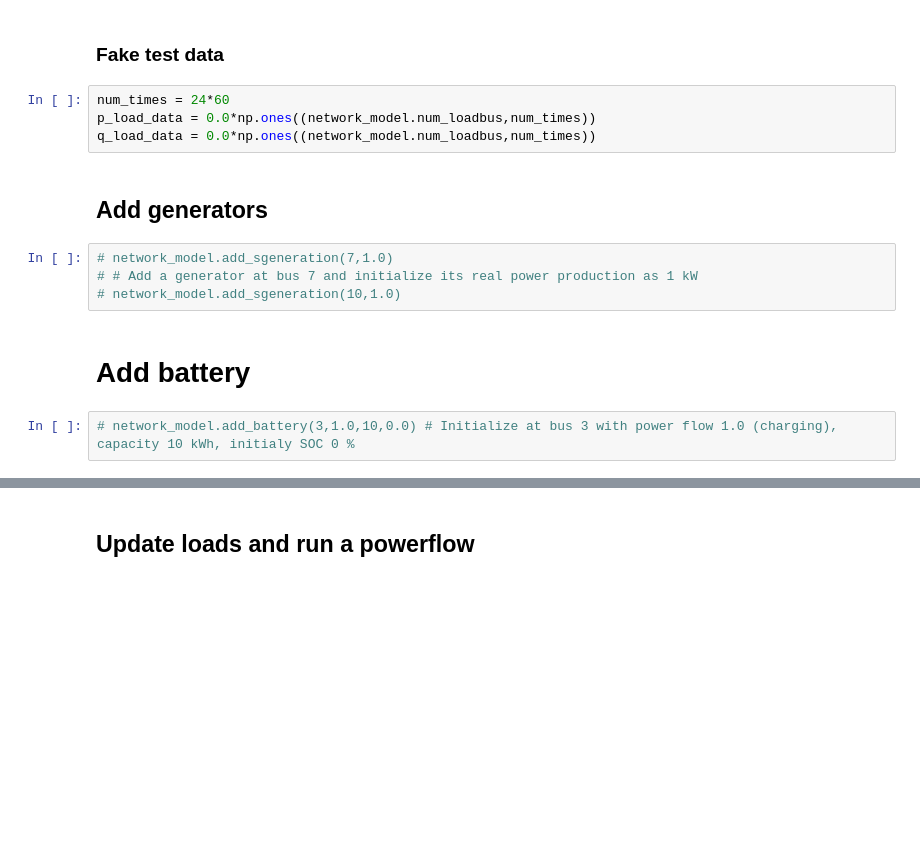
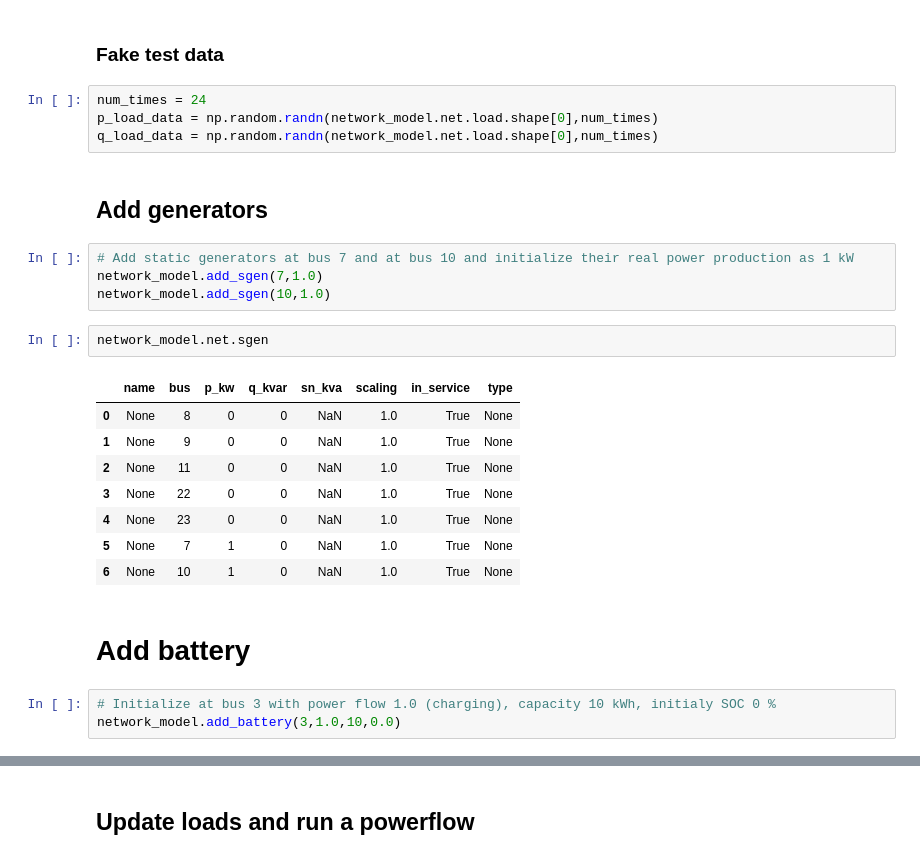
Before and after one commit to bmeyers/VirtualMicrogridSegmentation, a Jupyter notebook: Interacting with pp_network.ipynb, the cells around one changed output, grey strips where cells are left out. Drawn from its saved outputs; the diff is of its cells as text; blank space fills up the shorter version.

```diff
--- a/Interacting with pp_network.ipynb
+++ b/Interacting with pp_network.ipynb
@@ -103,16 +90,28 @@ net.line
 # %% [markdown]
 ### Fake test data
-# %%
-num_times = 24*60
-p_load_data = 0.0*np.ones((network_model.num_loadbus,num_times))
-q_load_data = 0.0*np.ones((network_model.num_loadbus,num_times))
+# %%
+num_times = 24
+p_load_data = np.random.randn(network_model.net.load.shape[0],num_times)
+q_load_data = np.random.randn(network_model.net.load.shape[0],num_times)
 # %% [markdown]
 ## Add generators
 # %%
-# network_model.add_sgeneration(7,1.0)
-# # Add a generator at bus 7 and initialize its real power production as 1 kW
-# network_model.add_sgeneration(10,1.0)
+# Add static generators at bus 7 and at bus 10 and initialize their real power production as 1 kW
+network_model.add_sgen(7,1.0)
+network_model.add_sgen(10,1.0)
+# %%
+network_model.net.sgen
+# %% [output]
+|  | name | bus | p_kw | q_kvar | sn_kva | scaling | in_service | type |
+| 0 | None | 8 | 0 | 0 | NaN | 1.0 | True | None |
+| 1 | None | 9 | 0 | 0 | NaN | 1.0 | True | None |
+| 2 | None | 11 | 0 | 0 | NaN | 1.0 | True | None |
+| 3 | None | 22 | 0 | 0 | NaN | 1.0 | True | None |
+| 4 | None | 23 | 0 | 0 | NaN | 1.0 | True | None |
+| 5 | None | 7 | 1 | 0 | NaN | 1.0 | True | None |
+| 6 | None | 10 | 1 | 0 | NaN | 1.0 | True | None |
 # %% [markdown]
 # Add battery
 # %%
-# network_model.add_battery(3,1.0,10,0.0) # Initialize at bus 3 with power flow 1.0 (charging), capacity 10 kWh, initialy SOC 0 %
+# Initialize at bus 3 with power flow 1.0 (charging), capacity 10 kWh, initialy SOC 0 %
+network_model.add_battery(3,1.0,10,0.0)
```
Also changed, not shown: parts of 41 cells of this notebook, 1 other file.
